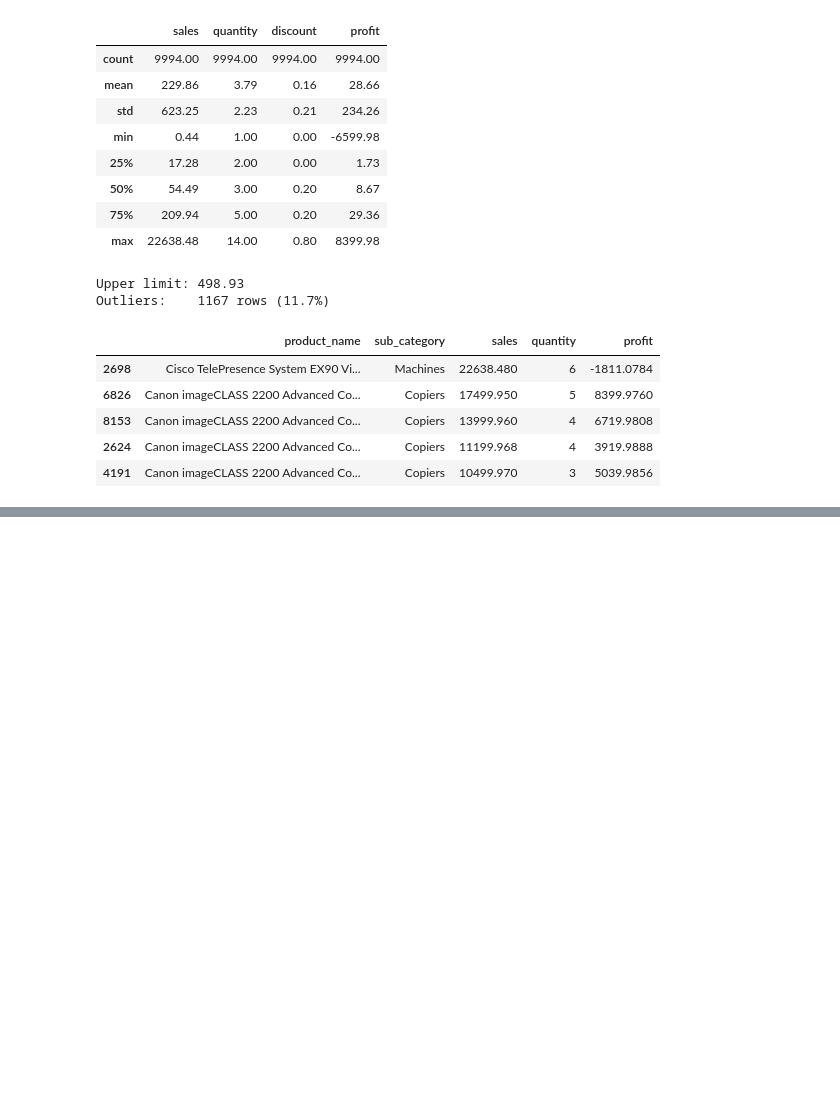
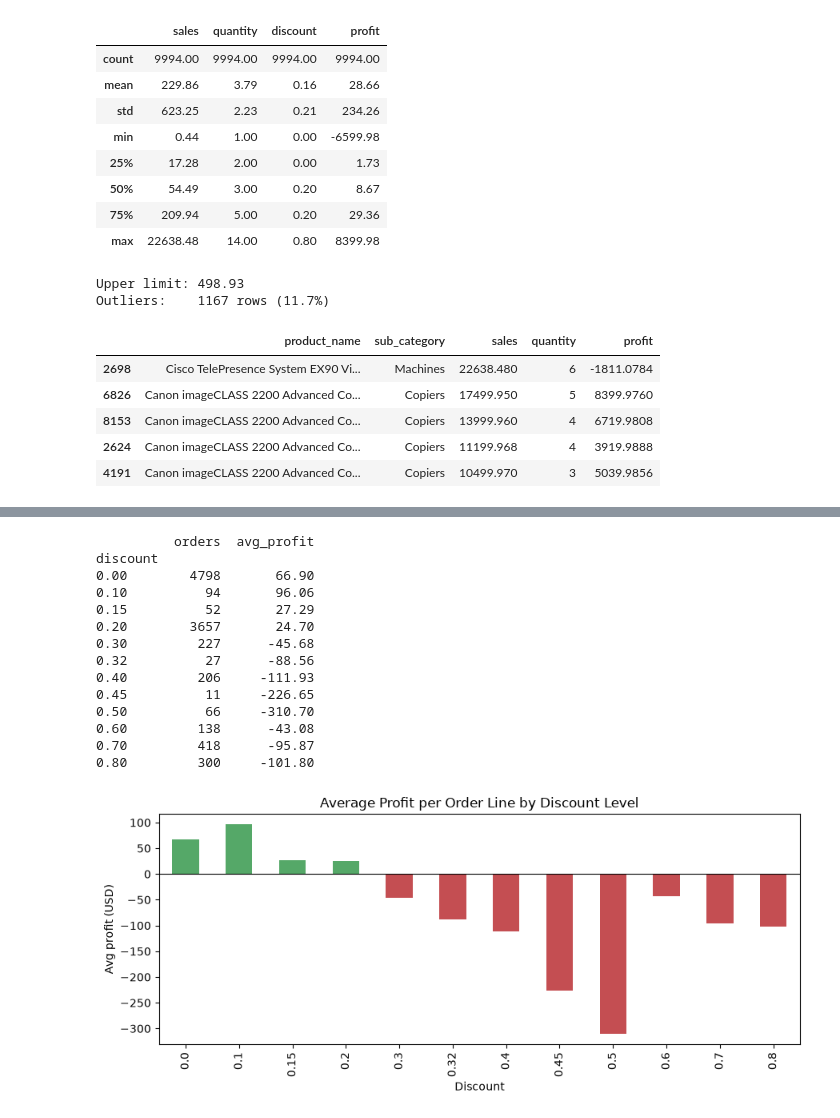
Before and after one commit to Akshay-tr58/sales-data-analysis, a Jupyter notebook: notebooks/01_sales_analysis.ipynb, the cells around one changed output, grey strips where cells are left out. Saved outputs shown, nothing was run; the diff lists cells and outputs as text; code cells hidden in the pictures; blank space fills up the shorter version.

```diff
--- a/notebooks/01_sales_analysis.ipynb
+++ b/notebooks/01_sales_analysis.ipynb
@@ -123,0 +155,29 @@ Outliers:    1167 rows (11.7%)
+# %%
+disc = df.groupby("discount").agg(orders=("profit", "size"),
+                                  avg_profit=("profit", "mean")).round(2)
+print(disc)
+
+disc["avg_profit"].plot(kind="bar", figsize=(9, 4),
+    color=["#C44E52" if p < 0 else "#55A868" for p in disc["avg_profit"]])
+plt.title("Average Profit per Order Line by Discount Level")
+plt.xlabel("Discount")
+plt.ylabel("Avg profit (USD)")
+plt.axhline(0, color="black", linewidth=0.8)
+plt.tight_layout()
+plt.show()
+# %% [output]
+          orders  avg_profit
+discount
+0.00        4798       66.90
+0.10          94       96.06
+0.15          52       27.29
+0.20        3657       24.70
+0.30         227      -45.68
+0.32          27      -88.56
+0.40         206     -111.93
+0.45          11     -226.65
+0.50          66     -310.70
+0.60         138      -43.08
+0.70         418      -95.87
+0.80         300     -101.80
+[figure, added]
```
Also changed, not shown: parts of 6 cells of this notebook, 4 other files.
